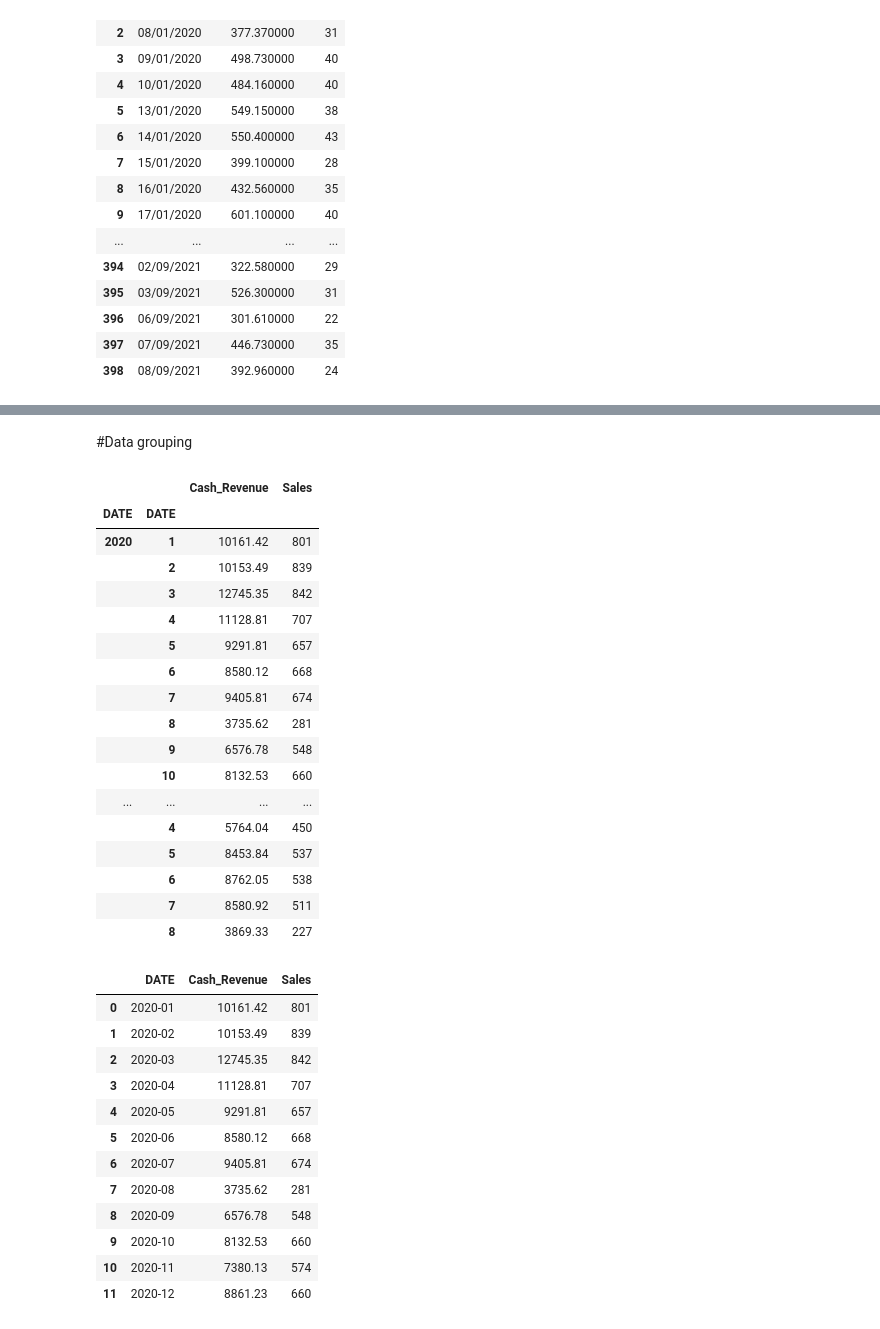
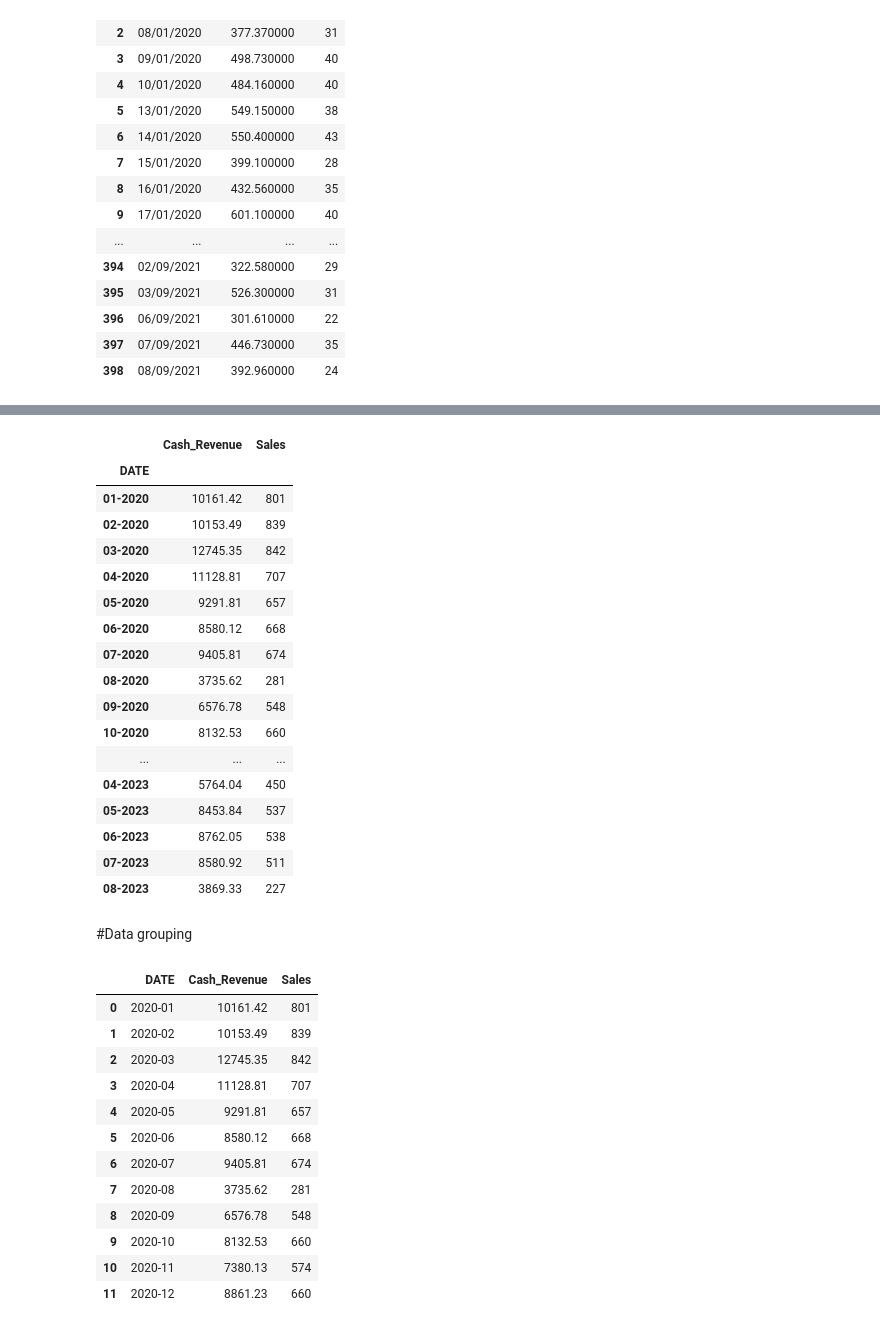
Before and after one commit to tasosnikitakis/Data_Science_Notebooks, a Jupyter notebook: pharmacy_data_analysis.ipynb, the cells around one changed output, grey strips where cells are left out. Cells and saved outputs as stored; diff of their text form; code cells hidden in the pictures.

```diff
--- a/pharmacy_data_analysis.ipynb
+++ b/pharmacy_data_analysis.ipynb
@@ -118,2 +124,50 @@ yearly_averages
+# %%
+def monthly_sum_yearly(df):
+    # Extract the year and month from the 'DATE' column
+    df['Year'] = df['DATE'].dt.year
+    df['Month'] = df['DATE'].dt.month
+
+    # Group the DataFrame by year and month and calculate the sum of 'Cash_Revenue' and 'Sales'
+    monthly_yearly_df = df.groupby(['Year', 'Month']).agg({
+        'Cash_Revenue': 'sum',
+        'Sales': 'sum'
+    }).reset_index()
+
+    # Create a new 'Month-Year' column as a datetime object
+    monthly_yearly_df['DATE'] = pd.to_datetime(monthly_yearly_df[['Year', 'Month']].assign(day=1))
+
+    # Format 'Month-Year' as "MM-YYYY"
+    monthly_yearly_df['DATE'] = monthly_yearly_df['DATE'].dt.strftime('%m-%Y')
+
+    # Drop the 'Year' and 'Month' columns if not needed
+    monthly_yearly_df.drop(columns=['Year', 'Month'], inplace=True)
+
+    # Set 'Month-Year' as the index
+    monthly_yearly_df.set_index('DATE', inplace=True)
+
+    return monthly_yearly_df
+# %%
+monthly_yearly_data = monthly_sum_yearly(sales_df)
+# %%
+monthly_yearly_data
+# %% [output]
+|  | Cash_Revenue | Sales |
+| DATE |  |  |
+| 01-2020 | 10161.42 | 801 |
+| 02-2020 | 10153.49 | 839 |
+| 03-2020 | 12745.35 | 842 |
+| 04-2020 | 11128.81 | 707 |
+| 05-2020 | 9291.81 | 657 |
+| 06-2020 | 8580.12 | 668 |
+| 07-2020 | 9405.81 | 674 |
+| 08-2020 | 3735.62 | 281 |
+| 09-2020 | 6576.78 | 548 |
+| 10-2020 | 8132.53 | 660 |
+| ... | ... | ... |
+| 04-2023 | 5764.04 | 450 |
+| 05-2023 | 8453.84 | 537 |
+| 06-2023 | 8762.05 | 538 |
+| 07-2023 | 8580.92 | 511 |
+| 08-2023 | 3869.33 | 227 |
 # %% [markdown]
 #Data grouping
@@ -122,24 +174,3 @@ sales_df_grouped = sales_df.groupby([(sales_df.DATE.dt.year), (sales_df.DATE.dt.
-# %%
-sales_df_grouped
-# %% [output]
-|  |  | Cash_Revenue | Sales |
-| DATE | DATE |  |  |
-| 2020 | 1 | 10161.42 | 801 |
-|  | 2 | 10153.49 | 839 |
-|  | 3 | 12745.35 | 842 |
-|  | 4 | 11128.81 | 707 |
-|  | 5 | 9291.81 | 657 |
-|  | 6 | 8580.12 | 668 |
-|  | 7 | 9405.81 | 674 |
-|  | 8 | 3735.62 | 281 |
-|  | 9 | 6576.78 | 548 |
-|  | 10 | 8132.53 | 660 |
-| ... | ... | ... | ... |
-|  | 4 | 5764.04 | 450 |
-|  | 5 | 8453.84 | 537 |
-|  | 6 | 8762.05 | 538 |
-|  | 7 | 8580.92 | 511 |
-|  | 8 | 3869.33 | 227 |
 # %%
 year_2020_df = sales_df[sales_df['DATE'].dt.year == 2020]
 # %%
```
Also changed, not shown: parts of 5 cells of this notebook.
